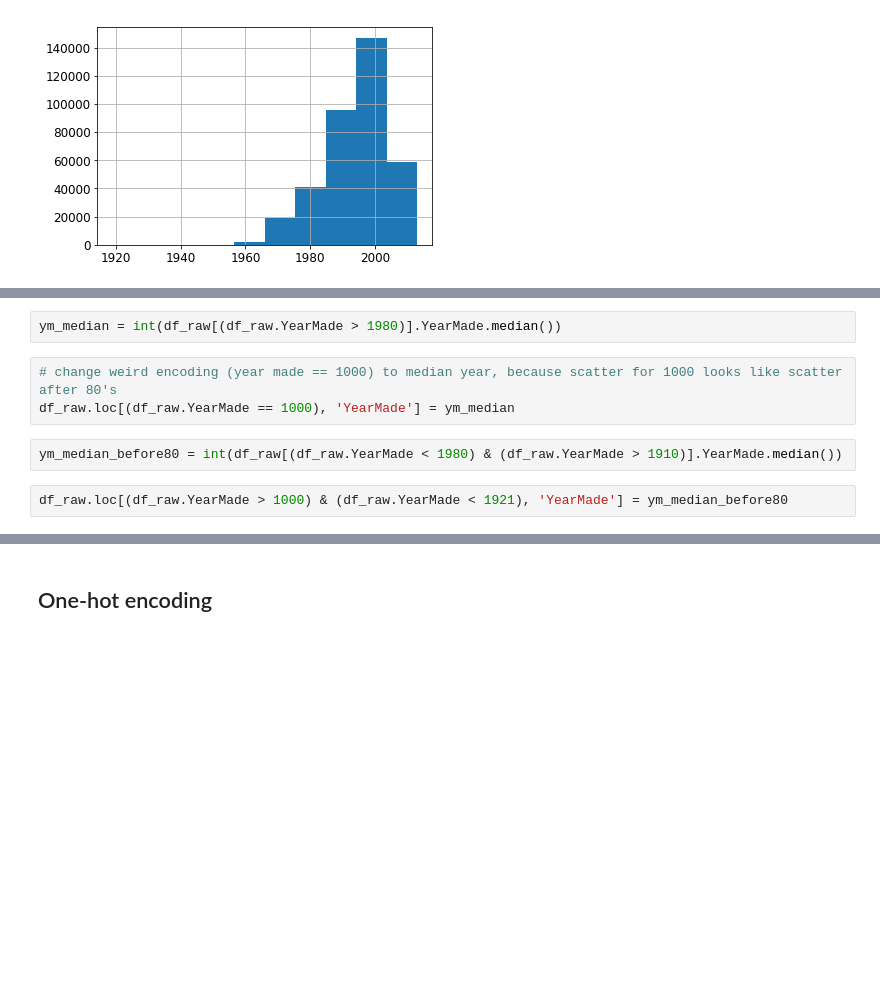
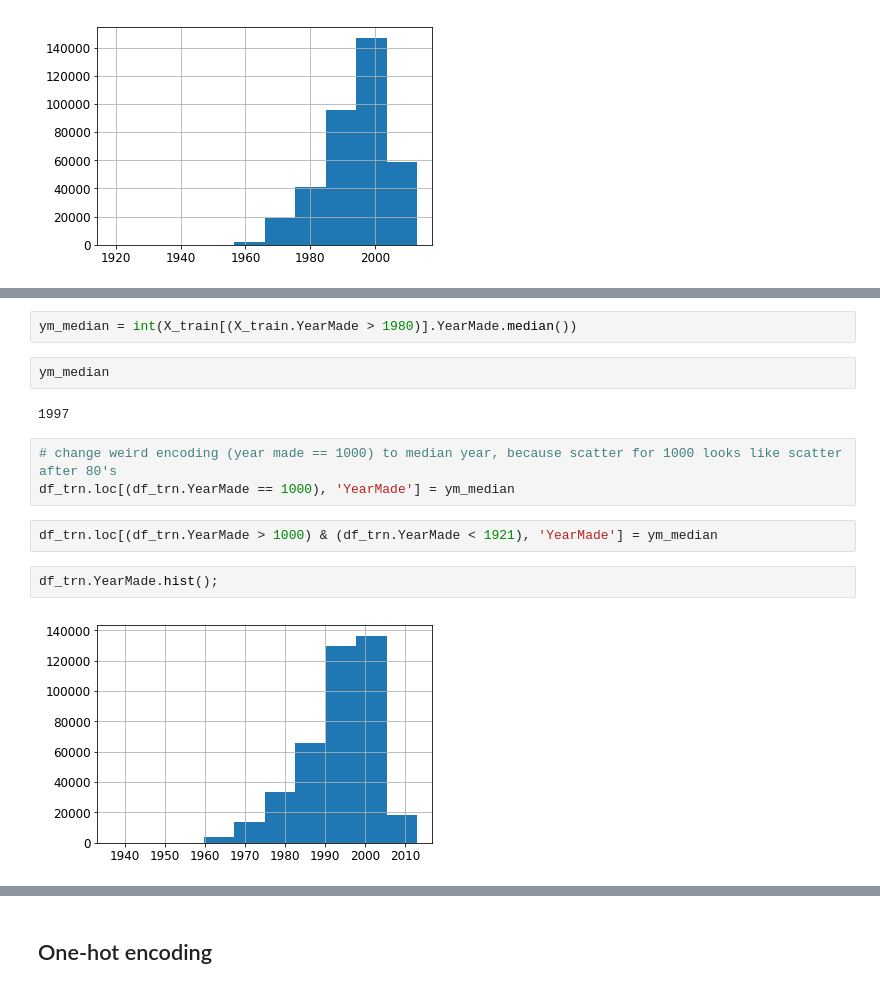
Before and after one commit to ademyanchuk/fasta_ml_course, a Jupyter notebook: lesson2-rf_interpretation.ipynb, the cells around one changed output, grey strips where cells are left out. Drawn from its saved outputs; the diff is of its cells as text; blank space fills up the shorter version.

```diff
--- a/lesson2-rf_interpretation.ipynb
+++ b/lesson2-rf_interpretation.ipynb
@@ -260,9 +281,15 @@ ValueError: scatter requires x column to be numeric
 # %%
-ym_median = int(df_raw[(df_raw.YearMade > 1980)].YearMade.median())
+ym_median = int(X_train[(X_train.YearMade > 1980)].YearMade.median())
+# %%
+ym_median
+# %% [output]
+1997
 # %%
 # change weird encoding (year made == 1000) to median year, because scatter for 1000 looks like scatter after 80's
-df_raw.loc[(df_raw.YearMade == 1000), 'YearMade'] = ym_median
+df_trn.loc[(df_trn.YearMade == 1000), 'YearMade'] = ym_median
-# %%
-ym_median_before80 = int(df_raw[(df_raw.YearMade < 1980) & (df_raw.YearMade > 1910)].YearMade.median())
 # %%
-df_raw.loc[(df_raw.YearMade > 1000) & (df_raw.YearMade < 1921), 'YearMade'] = ym_median_before80
+df_trn.loc[(df_trn.YearMade > 1000) & (df_trn.YearMade < 1921), 'YearMade'] = ym_median
+# %%
+df_trn.YearMade.hist();
+# %% [output]
+[figure, added]
```
Also changed, not shown: parts of 38 cells of this notebook.
